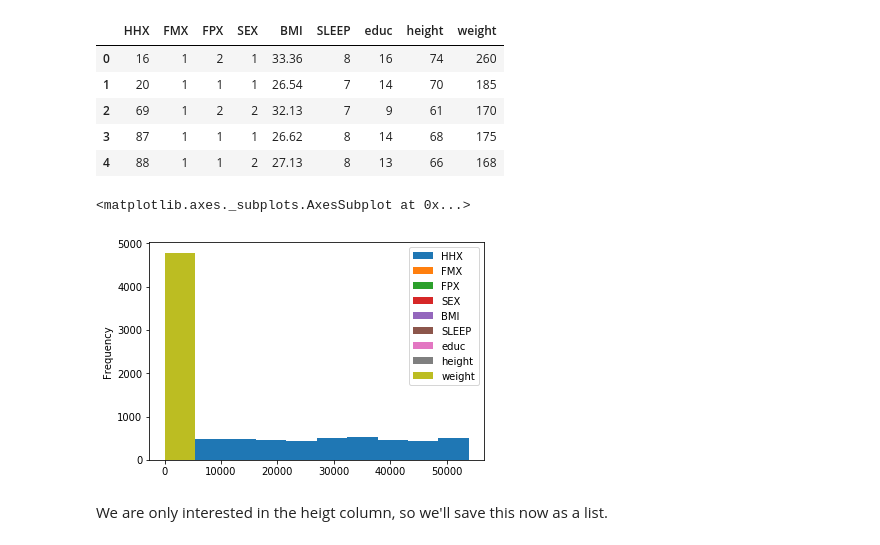
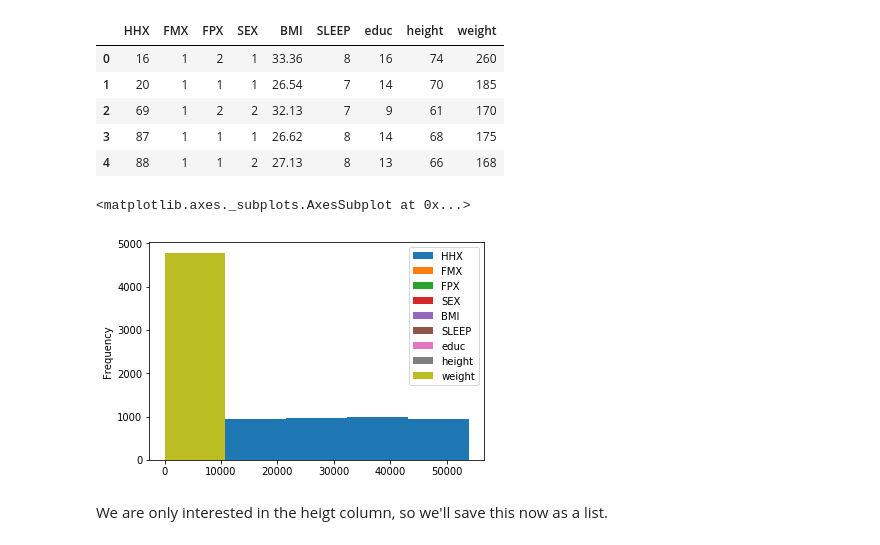
Before and after one commit to NomexHq/dsc-1-02-17-implementing-statistics-with-functions-lab-nyc-ds-career-031119, a Jupyter notebook: index.ipynb, the cells around one changed output. Cells and saved outputs as stored; diff of their text form; code cells hidden in the pictures.

```diff
--- a/index.ipynb
+++ b/index.ipynb
@@ -27,10 +27,10 @@ df.head()
 # %%
 # Record your initial observations on the histogram here
 
-df.plot.hist(bins=10)
+df.plot.hist(bins=5)
 # %% [output]
 <matplotlib.axes._subplots.AxesSubplot at 0x...>
-[figure, old version]
+[figure, new version]
 # %% [markdown]
 We are only interested in the heigt column, so we'll save this now as a list.
 # %%
```
